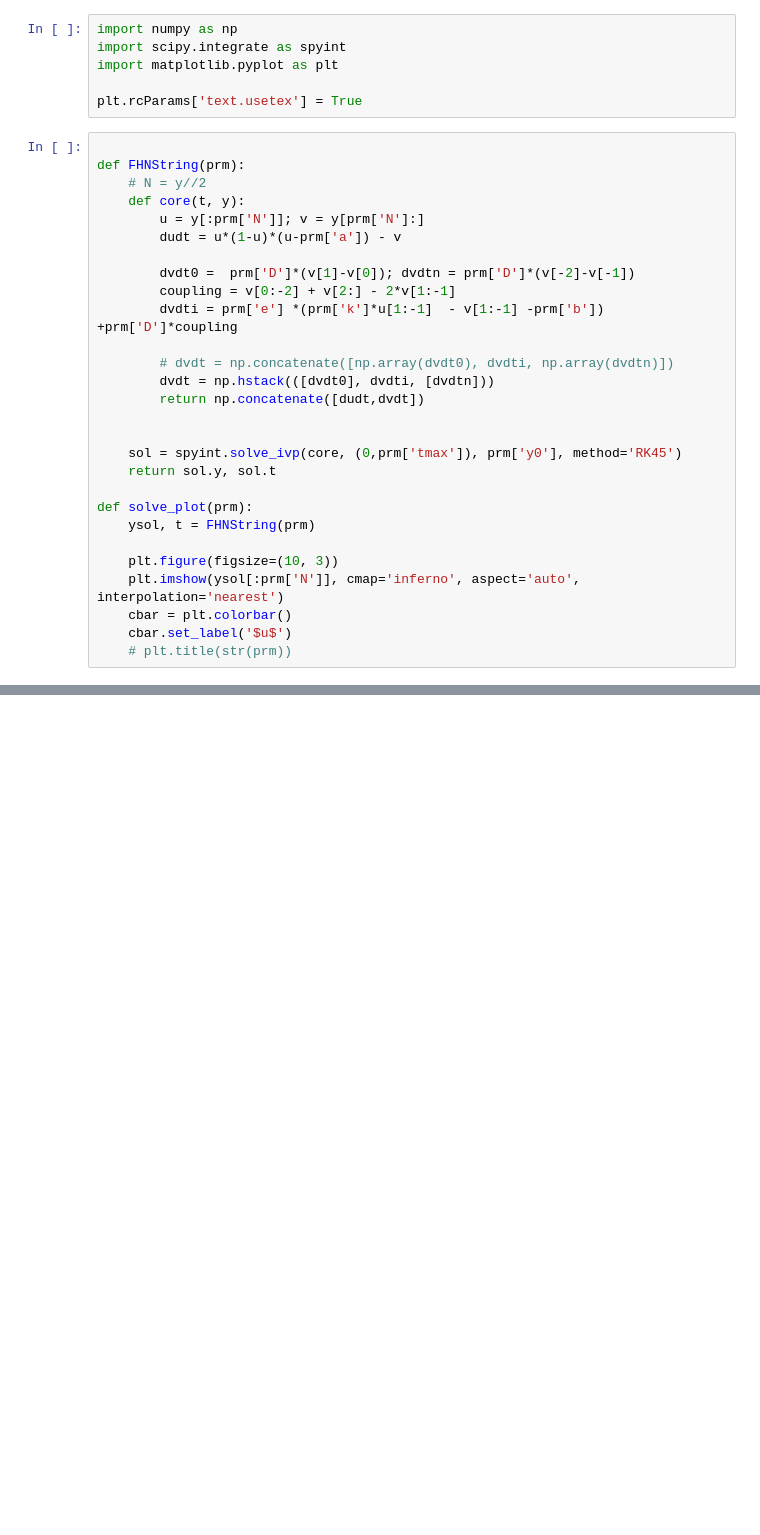
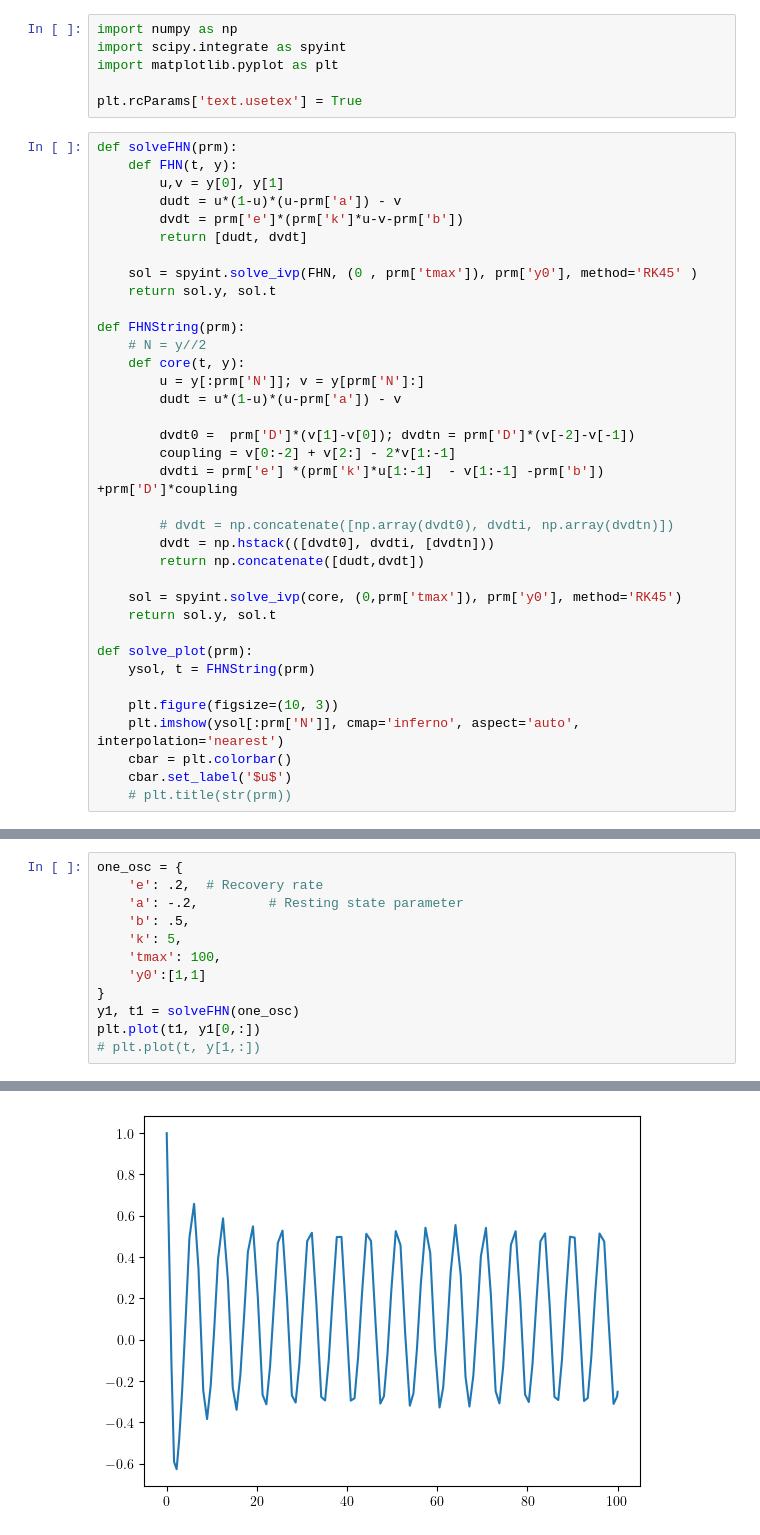
Before and after one commit to akshaysanjeevk/FHN-Relaxed-Oscillators, a Jupyter notebook: reboot/test.ipynb, the cells around one changed output, grey strips where cells are left out. Saved outputs shown, nothing was run; the diff lists cells and outputs as text; blank space fills up the shorter version.

```diff
--- a/reboot/test.ipynb
+++ b/reboot/test.ipynb
@@ -5,6 +5,15 @@ import matplotlib.pyplot as plt
 
 plt.rcParams['text.usetex'] = True
 # %%
+def solveFHN(prm):
+    def FHN(t, y):
+        u,v = y[0], y[1]
+        dudt = u*(1-u)*(u-prm['a']) - v
+        dvdt = prm['e']*(prm['k']*u-v-prm['b'])
+        return [dudt, dvdt]
+
+    sol = spyint.solve_ivp(FHN, (0 , prm['tmax']), prm['y0'], method='RK45' )
+    return sol.y, sol.t
 
 def FHNString(prm):
     # N = y//2
@@ -20,7 +29,6 @@ def FHNString(prm):
         dvdt = np.hstack(([dvdt0], dvdti, [dvdtn]))
         return np.concatenate([dudt,dvdt])
 
-
     sol = spyint.solve_ivp(core, (0,prm['tmax']), prm['y0'], method='RK45')
     return sol.y, sol.t
 
@@ -34,0 +45,13 @@ def solve_plot(prm):
+# %%
+one_osc = {
+    'e': .2,  # Recovery rate
+    'a': -.2,         # Resting state parameter
+    'b': .5,
+    'k': 5,
+    'tmax': 100,
+    'y0':[1,1]
+}
+y1, t1 = solveFHN(one_osc)
+plt.plot(t1, y1[0,:])
+# plt.plot(t, y[1,:])
+# %% [output]
@@ -34,0 +59 @@ def solve_plot(prm):
+[figure, added]
```
Also changed, not shown: parts of 10 cells of this notebook, 2 other files.
